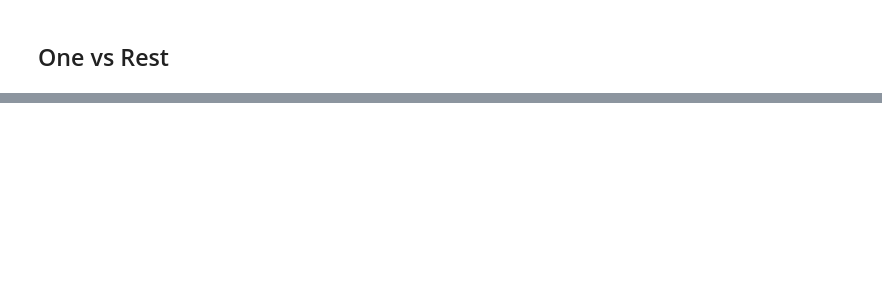
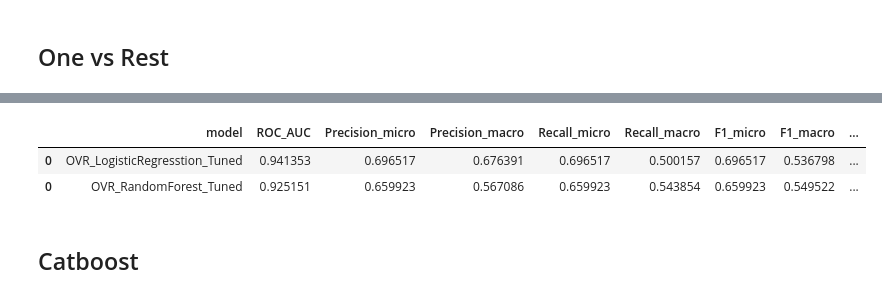
Before and after one commit to nedokormysh/NLP_Fontanka, a Jupyter notebook: Pymagic_tuning.ipynb, the cells around one changed output, grey strips where cells are left out. Saved outputs shown, nothing was run; the diff lists cells and outputs as text; code cells hidden in the pictures; blank space fills up the shorter version.

```diff
--- a/Pymagic_tuning.ipynb
+++ b/Pymagic_tuning.ipynb
@@ -805,0 +694,12 @@ with open('ovr_lr.pkl', 'wb') as file:
+# %%
+y_pred_num = pipeline_ovr_lr.predict(X_test)
+y_score = pipeline_ovr_lr.decision_function(X_test)
+
+metrics = get_metrics_multiclass(y_test_bin=y_test_bin,
+                       y_test=y_test_num,
+                       y_pred=y_pred_num,
+                       y_prob=y_score,
+                       name='OVR_LogisticRegresstion_Tuned',
+                       type_multi='ovr'
+)
+metrics
@@ -805,0 +806,24 @@ with open('ovr_lr.pkl', 'wb') as file:
+# %%
+params = {'n_estimators': 100,
+          'max_depth': 40, #85,
+          'max_features': 0.3,
+          'class_weight': 'balanced',
+          'random_state': 7575,
+          'n_jobs': -1,
+          'verbose': 0}
+# %%
+preprocessor = Pipeline([
+    ('selector', CustomSelectColumns(selected_columns_1)),
+    ('preprocessor', CustomTransformer(True,
+                                       txt_feats='content_clean', split=True)),
+    ('tfidf', TfidfEmbeddingVectorizer(model, column='content_clean'))
+])
+
+
+clf = RandomForestClassifier(**params)
+ovr_clf = OneVsRestClassifier(clf, verbose=3)
+
+pipeline_ovr_rf = make_pipeline(preprocessor, ovr_clf)
+pipeline_ovr_rf.fit(X_train, y_train_num)
+y_pred_num = pipeline_ovr_rf.predict(X_test)
+print(classification_report(y_test_num, y_pred_num, target_names=le.classes_))
@@ -806,15 +851,19 @@ with open('ovr_lr.pkl', 'wb') as file:
 # %%
-y_pred_num = ovr.predict(X_test_preprocessed)
-y_score = ovr.decision_function(X_test_preprocessed)
+y_pred_num = pipeline_ovr_rf.predict(X_test)
+y_score = pipeline_ovr_rf.predict_proba(X_test)
 
 metrics = pd.concat([
     metrics,
     get_metrics_multiclass(y_test_bin=y_test_bin,
                        y_test=y_test_num,
                        y_pred=y_pred_num,
                        y_prob=y_score,
-                       name='OVR_LogReg_Baseline',
+                       name='OVR_RandomForest_Tuned',
                        type_multi='ovr')
 ])
 
-# metrics
+metrics
+# %% [output]
+|  | model | ROC_AUC | Precision_micro | Precision_macro | Recall_micro | Recall_macro | F1_micro | F1_macro | ... |
+| 0 | OVR_LogisticRegresstion_Tuned | 0.941353 | 0.696517 | 0.676391 | 0.696517 | 0.500157 | 0.696517 | 0.536798 | ... |
+| 0 | OVR_RandomForest_Tuned | 0.925151 | 0.659923 | 0.567086 | 0.659923 | 0.543854 | 0.659923 | 0.549522 | ... |
@@ -820,0 +875,2 @@ metrics = pd.concat([
+# %% [markdown]
+## Catboost
```
Also changed, not shown: parts of 109 cells of this notebook.
